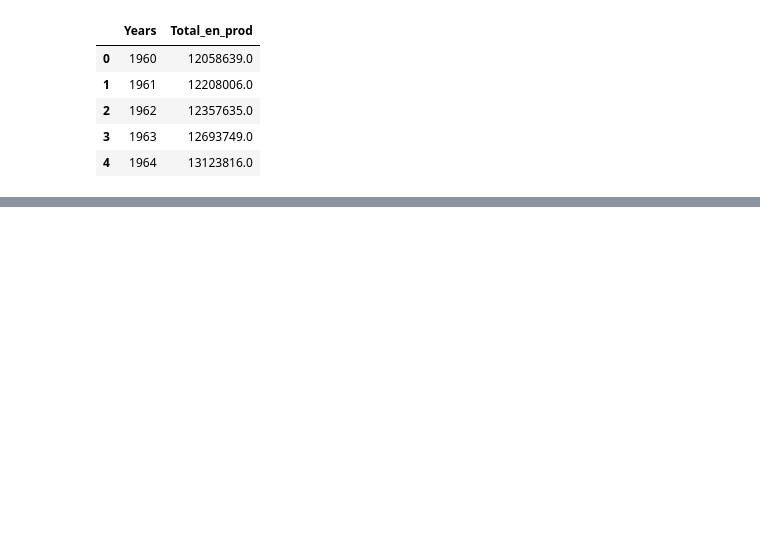
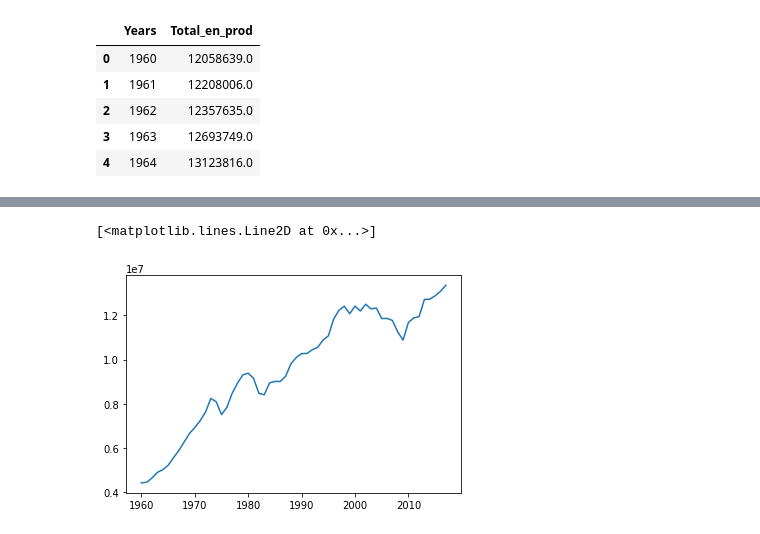
Before and after one commit to ayworld88/energy_crystal_ball, a Jupyter notebook: LSTM_MODEL_TEXAS/LSTM_MODEL_TEXAS.ipynb, the cells around one changed output, grey strips where cells are left out. Cells and saved outputs as stored; diff of their text form; code cells hidden in the pictures; blank space fills up the shorter version.

```diff
--- a/LSTM_MODEL_TEXAS/LSTM_MODEL_TEXAS.ipynb
+++ b/LSTM_MODEL_TEXAS/LSTM_MODEL_TEXAS.ipynb
@@ -995,0 +1026,7 @@ TexasTotalEnergy_prod_pre.head()
+# %%
+tx_TotalEnergy_consumption= tx_energy[["Total_en_consumption"]]
+tx_TotalEnergy_consumption.head()
+plt.plot(tx_energy.Years,tx_TotalEnergy_consumption.Total_en_consumption)
+# %% [output]
+[<matplotlib.lines.Line2D at 0x...>]
+[figure, added]
```
Also changed, not shown: parts of 43 cells of this notebook, 3 other files.
